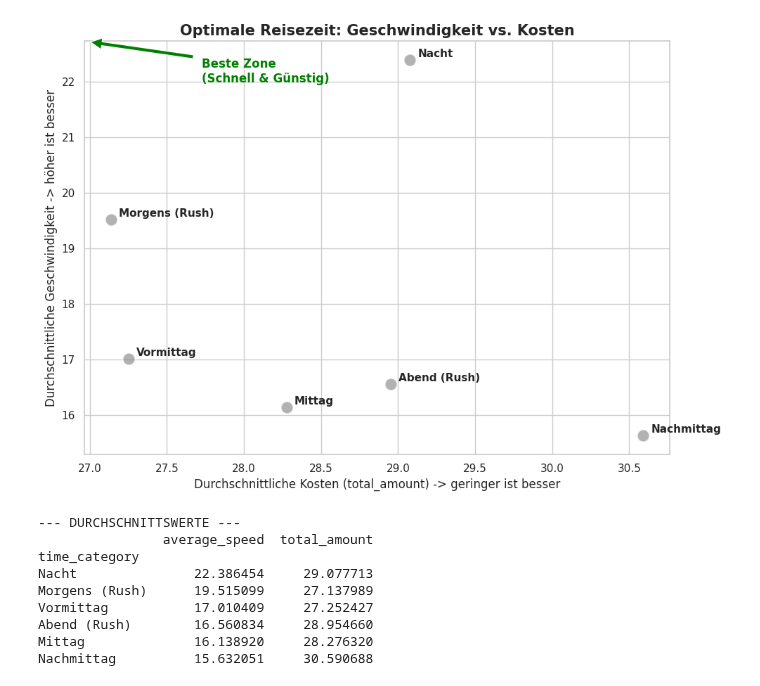
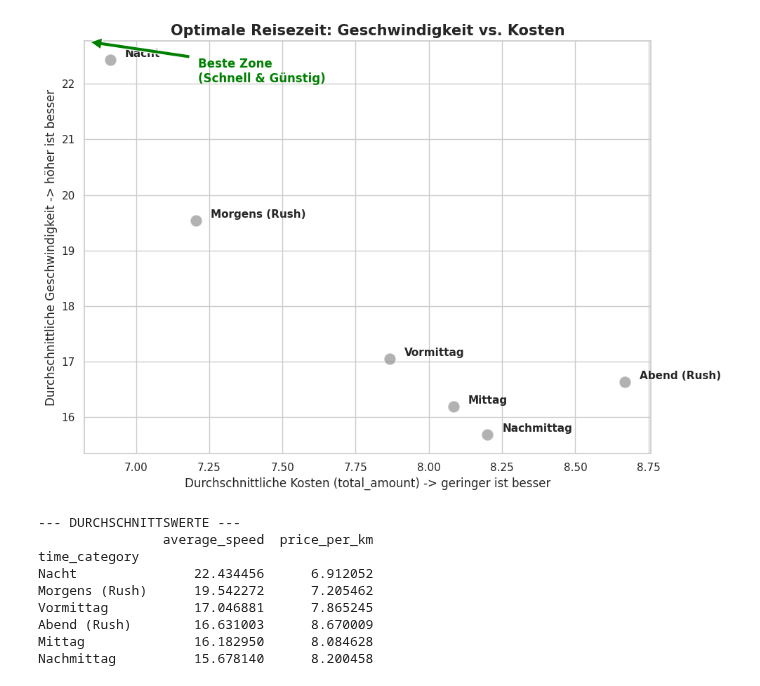
Before and after one commit to Benjam1nP/Statistic-Data-Sience-Project, a Jupyter notebook: notebooks/07.4_H4.ipynb, the cells around one changed output. Drawn from its saved outputs; the diff is of its cells as text; code cells hidden in the pictures.

```diff
--- a/notebooks/07.4_H4.ipynb
+++ b/notebooks/07.4_H4.ipynb
@@ -69,8 +71,9 @@ df['tpep_pickup_datetime'] = pd.to_datetime(df['tpep_pickup_datetime'])
 df['hour'] = df['tpep_pickup_datetime'].dt.hour
 
 df['time_category'] = df['hour'].apply(get_time_of_day)
+df['price_per_km'] = df['total_amount'] / df['trip_distance']
 
 order = ['Morgens (Rush)', 'Vormittag', 'Mittag', 'Nachmittag', 'Abend (Rush)', 'Nacht']
 
-print(df.groupby('time_category')[['average_speed', 'total_amount']].mean())
+print(df.groupby('time_category')[['average_speed', 'price_per_km']].mean())
 # %% [output]
@@ -85,5 +88,8 @@ Vormittag           17.010409     27.252427
 # %%
 fig, axes = plt.subplots(1, 2, figsize=(15, 6))
+
+# price_per_km Werte die über 30$ pro km sind sollen gedropped werden
+df = df[df['price_per_km'] <= 30]
 
 # Plot 1: Geschwindigkeit
 sns.boxplot(x='time_category', y='average_speed', data=df, order=order, ax=axes[0])
@@ -91,7 +97,7 @@ axes[0].set_title('Verteilung der Geschwindigkeit nach Tageszeit')
 axes[0].set_ylabel('Speed (kmh)')
 
 # Plot 2: Preis
-sns.boxplot(x='time_category', y='total_amount', data=df, order=order, ax=axes[1])
+sns.boxplot(x='time_category', y='price_per_km', data=df, order=order, ax=axes[1])
 axes[1].set_title('Verteilung des Preises nach Tageszeit')
 axes[1].set_ylabel('Total Amount ($)')
 
@@ -159,65 +162,62 @@ Wir führen nun einen Post-hoc Test (Tukey) durch, um zu sehen, WO die Unterschi
 # %%
-summary = df.groupby('time_category')[['average_speed', 'total_amount']].mean().reset_index()
+summary = df.groupby('time_category')[['average_speed', 'price_per_km']].mean().reset_index()
 
 # Setup der Visualisierung
 plt.figure(figsize=(10, 7))
 sns.set_style("whitegrid")
 
-# Scatter Plot erstellen
 # x = Kosten (je weiter links, desto günstiger)
 # y = Geschwindigkeit (je weiter oben, desto schneller)
 sns.scatterplot(
     data=summary,
-    x='total_amount',
+    x='price_per_km',
     y='average_speed',
-    s=150,             # Größe der Punkte
-    color='grey',      # Standardfarbe
+    s=150,
+    color='grey',
     alpha=0.6
 )
 
-# Beschriftungen hinzufügen
 for i in range(summary.shape[0]):
-    # Verschiebung des Textes damit er nicht direkt auf dem Punkt liegt
     plt.text(
-        summary.total_amount[i] + 0.05,
+        summary.price_per_km[i] + 0.05,
         summary.average_speed[i] + 0.05,
         summary.time_category[i],
         fontsize=11,
         weight='bold'
     )
 
 # Achsen und Titel formatieren
 plt.title('Optimale Reisezeit: Geschwindigkeit vs. Kosten', fontsize=15, fontweight='bold')
 plt.xlabel('Durchschnittliche Kosten (total_amount) -> geringer ist besser', fontsize=12)
 plt.ylabel('Durchschnittliche Geschwindigkeit -> höher ist besser', fontsize=12)
 
 x_min, x_max = plt.xlim()
 y_min, y_max = plt.ylim()
 
 # Pfeil zum optimalen Bereich
 plt.annotate('Beste Zone\n(Schnell & Günstig)',
              xy=(x_min, y_max), xycoords='data',
              xytext=(x_min + (x_max-x_min)*0.2, y_max - (y_max-y_min)*0.1),
              arrowprops=dict(facecolor='green', shrink=0.05),
              fontsize=12, color='green', fontweight='bold')
 
 plt.tight_layout()
 plt.show()
 # %% [output]
-[figure, old version]
+[figure, new version]
 # %%
-check_means = df.groupby('time_category')[['average_speed', 'total_amount']].mean()
+check_means = df.groupby('time_category')[['average_speed', 'price_per_km']].mean()
 
 print("--- DURCHSCHNITTSWERTE ---")
 print(check_means.sort_values(by='average_speed', ascending=False))
 # %% [output]
 --- DURCHSCHNITTSWERTE ---
-                average_speed  total_amount
+                average_speed  price_per_km
 time_category
-Nacht               22.386454     29.077713
-Morgens (Rush)      19.515099     27.137989
-Vormittag           17.010409     27.252427
-Abend (Rush)        16.560834     28.954660
-Mittag              16.138920     28.276320
-Nachmittag          15.632051     30.590688
+Nacht               22.434456      6.912052
+Morgens (Rush)      19.542272      7.205462
+Vormittag           17.046881      7.865245
+Abend (Rush)        16.631003      8.670009
+Mittag              16.182950      8.084628
+Nachmittag          15.678140      8.200458
 # %% [markdown]
```
Also changed, not shown: parts of 6 cells of this notebook.
